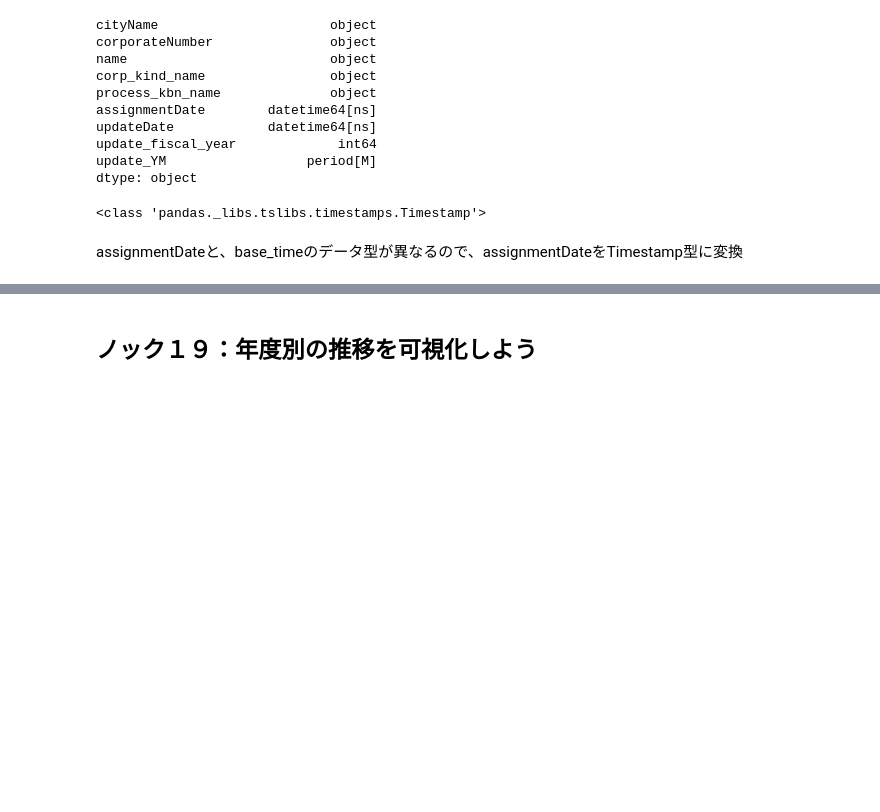
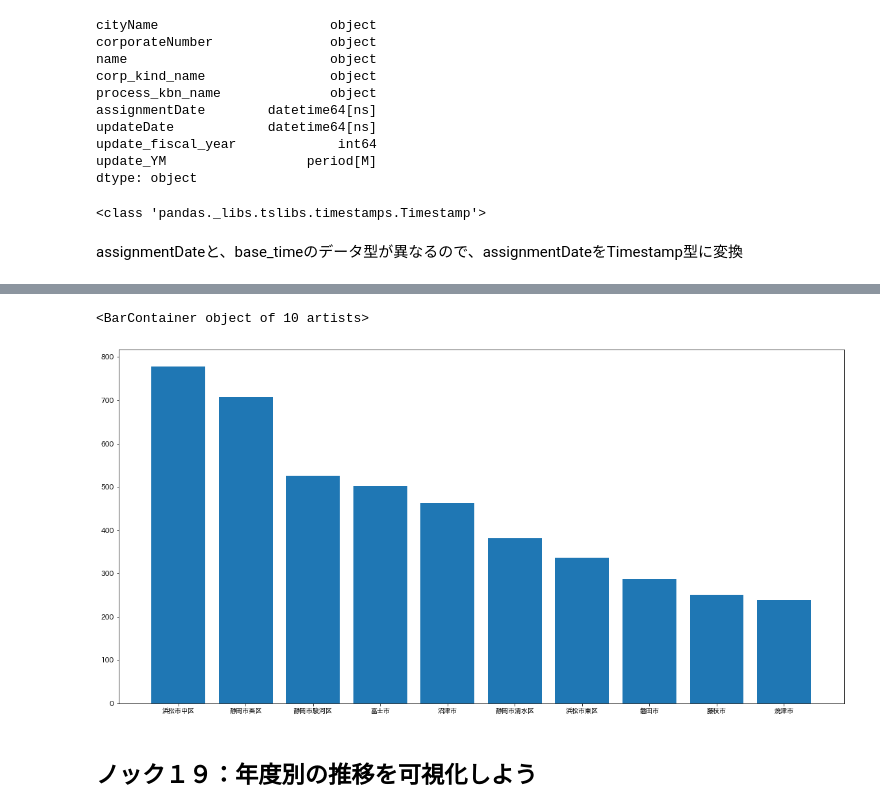
Before and after one commit to ayakamori0702/100knock-process-visualization, a Jupyter notebook: chapter-1/src/1章.ipynb, the cells around one changed output, grey strips where cells are left out. Saved outputs shown, nothing was run; the diff lists cells and outputs as text; code cells hidden in the pictures; blank space fills up the shorter version.

```diff
--- a/chapter-1/src/1章.ipynb
+++ b/chapter-1/src/1章.ipynb
@@ -1146,0 +1167,5 @@ tmp.head()
+# %%
+base_time = pd.Timestamp('2020-04-16', tz='Asia/Tokyo')
+tmp = data.loc[(data['process_kbn_name'] == '新規') & (base_time - data['assignmentDate'] <= delta)]
+print(len(tmp))
+tmp.head()
@@ -1147,2 +1180,13 @@ tmp.head()
+# %%
+tmp = tmp.groupby(by='cityName').size()
+tmp.sort_values(inplace=True, ascending=False)
+tmp = tmp[:10]
+x = tmp.index
+y = tmp.values
+plt.figure(figsize=(20, 10))
+plt.bar(x, y)
+# %% [output]
+<BarContainer object of 10 artists>
+[figure, added]
 # %% [markdown]
 ## ノック１９：年度別の推移を可視化しよう
```
Also changed, not shown: parts of 22 cells of this notebook, 5 other files.
